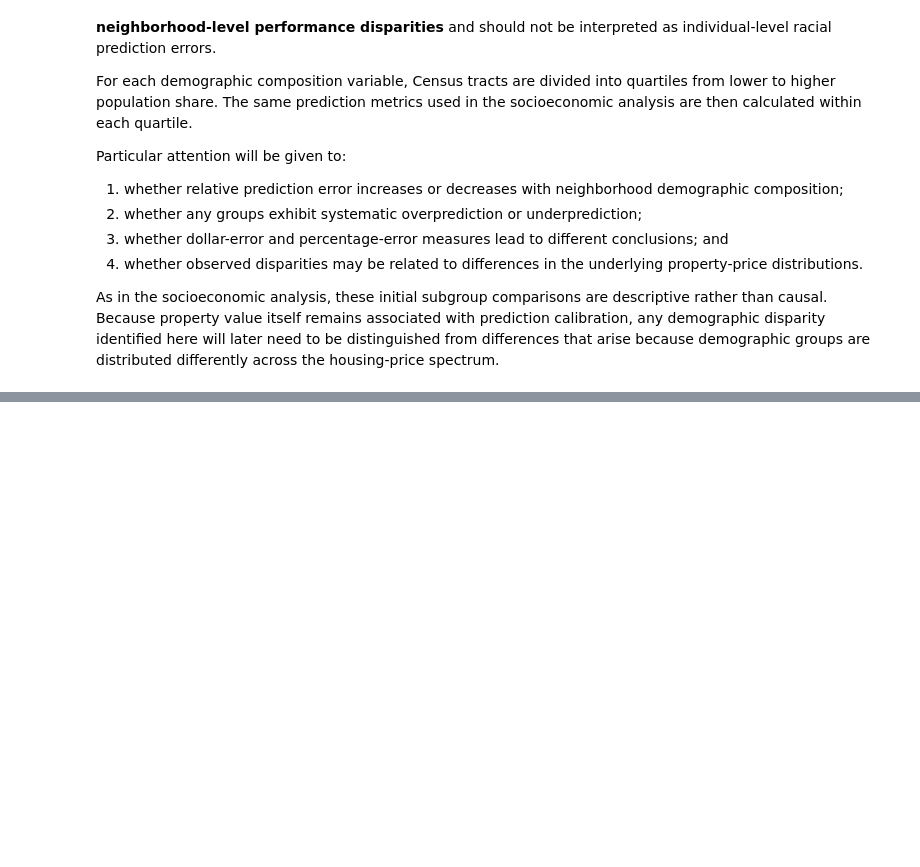
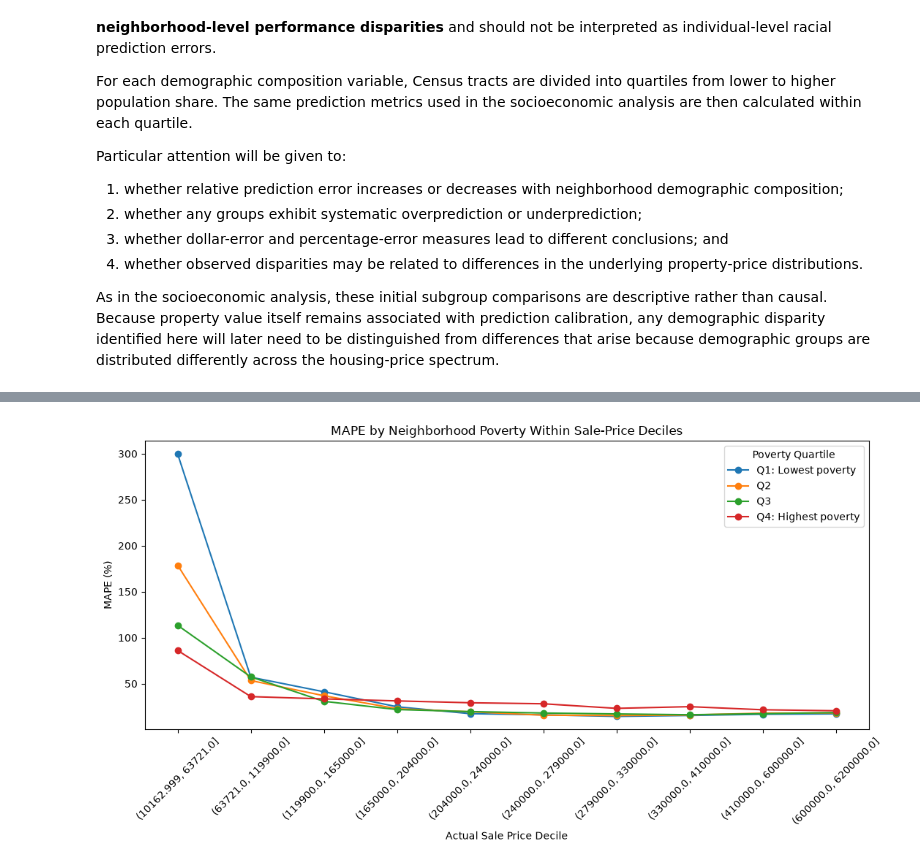
Before and after one commit to KevTJ/kj-project-portfolio, a Jupyter notebook: Projects/fair-housing-price-prediction/01_problem_data_and_fairness_framework.ipynb.ipynb, the cells around one changed output, grey strips where cells are left out. Drawn from its saved outputs; the diff is of its cells as text; code cells hidden in the pictures; blank space fills up the shorter version.

```diff
--- a/Projects/fair-housing-price-prediction/01_problem_data_and_fairness_framework.ipynb.ipynb
+++ b/Projects/fair-housing-price-prediction/01_problem_data_and_fairness_framework.ipynb.ipynb
@@ -4072,0 +4502,32 @@ As in the socioeconomic analysis, these initial subgroup comparisons are descrip
+# %%
+plt.figure(figsize=(11, 6))
+
+for group in poverty_price_adjusted["poverty_quartile"].cat.categories:
+
+    subset = poverty_price_adjusted[
+        poverty_price_adjusted["poverty_quartile"] == group
+    ]
+
+    plt.plot(
+        subset["price_decile"].astype(str),
+        subset["MAPE"],
+        marker="o",
+        label=group
+    )
+
+plt.xlabel("Actual Sale Price Decile")
+plt.ylabel("MAPE (%)")
+
+plt.title(
+    "MAPE by Neighborhood Poverty Within Sale-Price Deciles"
+)
+
+plt.legend(
+    title="Poverty Quartile"
+)
+plt.xticks(fontsize=10, rotation=45)
+
+plt.tight_layout()
+plt.show()
+# %% [output]
+[figure, added]
```
Also changed, not shown: parts of 15 cells of this notebook.
